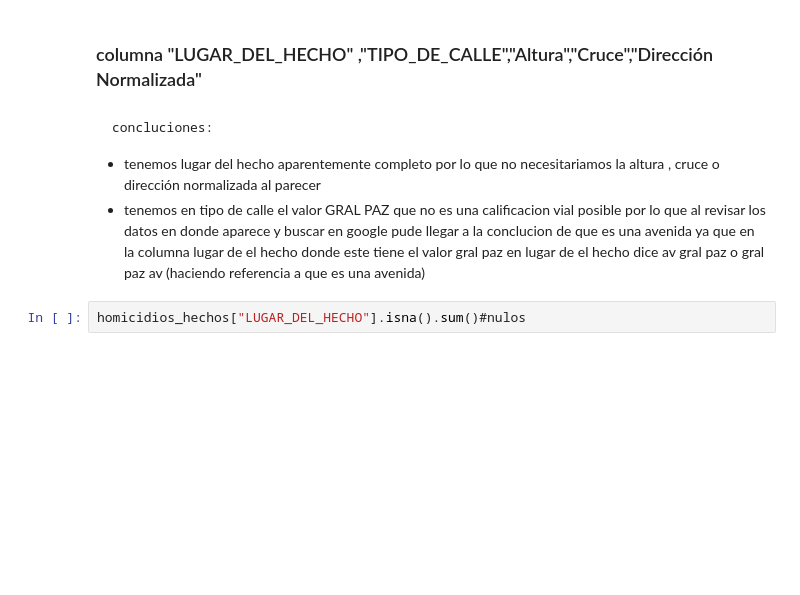
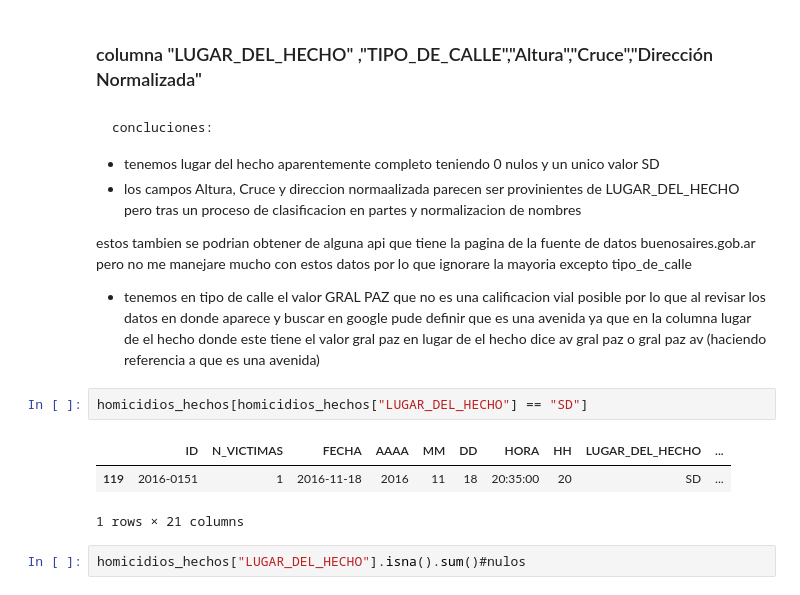
Before and after one commit to tDelbarco/PI_DataAnalytics_Siniestros-Viales, a Jupyter notebook: EDA.ipynb, the cells around one changed output. Drawn from its saved outputs; the diff is of its cells as text; blank space fills up the shorter version.

```diff
--- a/EDA.ipynb
+++ b/EDA.ipynb
@@ -166,8 +219,18 @@ homicidios_hechos["HH"].isna().sum()#nulos
 ### columna "LUGAR_DEL_HECHO" ,"TIPO_DE_CALLE","Altura","Cruce","Dirección Normalizada"
 # %% [markdown]
     concluciones:
-* tenemos lugar del hecho aparentemente completo por lo que no necesitariamos la altura , cruce o dirección normalizada al parecer
-* tenemos en tipo de calle el valor GRAL PAZ que no es una calificacion vial posible por lo que al revisar los datos en donde aparece y buscar en google pude llegar a la conclucion de que es una avenida ya que en la columna lugar de el hecho donde este tiene el valor gral paz en lugar de el hecho dice av gral paz o gral paz av (haciendo referencia a que es una avenida)
+* tenemos lugar del hecho aparentemente completo teniendo 0 nulos y un unico valor SD
+* los campos Altura, Cruce y direccion normaalizada  parecen ser provinientes de LUGAR_DEL_HECHO pero tras un proceso de clasificacion en partes y normalizacion de nombres
+
+estos tambien se podrian obtener de alguna api que tiene la pagina de la fuente de datos buenosaires.gob.ar pero no me manejare mucho con estos datos por lo que ignorare la  mayoria excepto tipo_de_calle
+
+* tenemos en tipo de calle el valor GRAL PAZ que no es una calificacion vial posible por lo que al revisar los datos en donde aparece y buscar en google pude definir que es una avenida ya que en la columna lugar de el hecho donde este tiene el valor gral paz en lugar de el hecho dice av gral paz o gral paz av (haciendo referencia a que es una avenida)
+# %%
+homicidios_hechos[homicidios_hechos["LUGAR_DEL_HECHO"] == "SD"]
+# %% [output]
+|  | ID | N_VICTIMAS | FECHA | AAAA | MM | DD | HORA | HH | LUGAR_DEL_HECHO | ... |
+| 119 | 2016-0151 | 1 | 2016-11-18 | 2016 | 11 | 18 | 20:35:00 | 20 | SD | ... |
+1 rows × 21 columns
 # %%
 homicidios_hechos["LUGAR_DEL_HECHO"].isna().sum()#nulos
 # %% [output]
```
Also changed, not shown: parts of 22 cells of this notebook.
